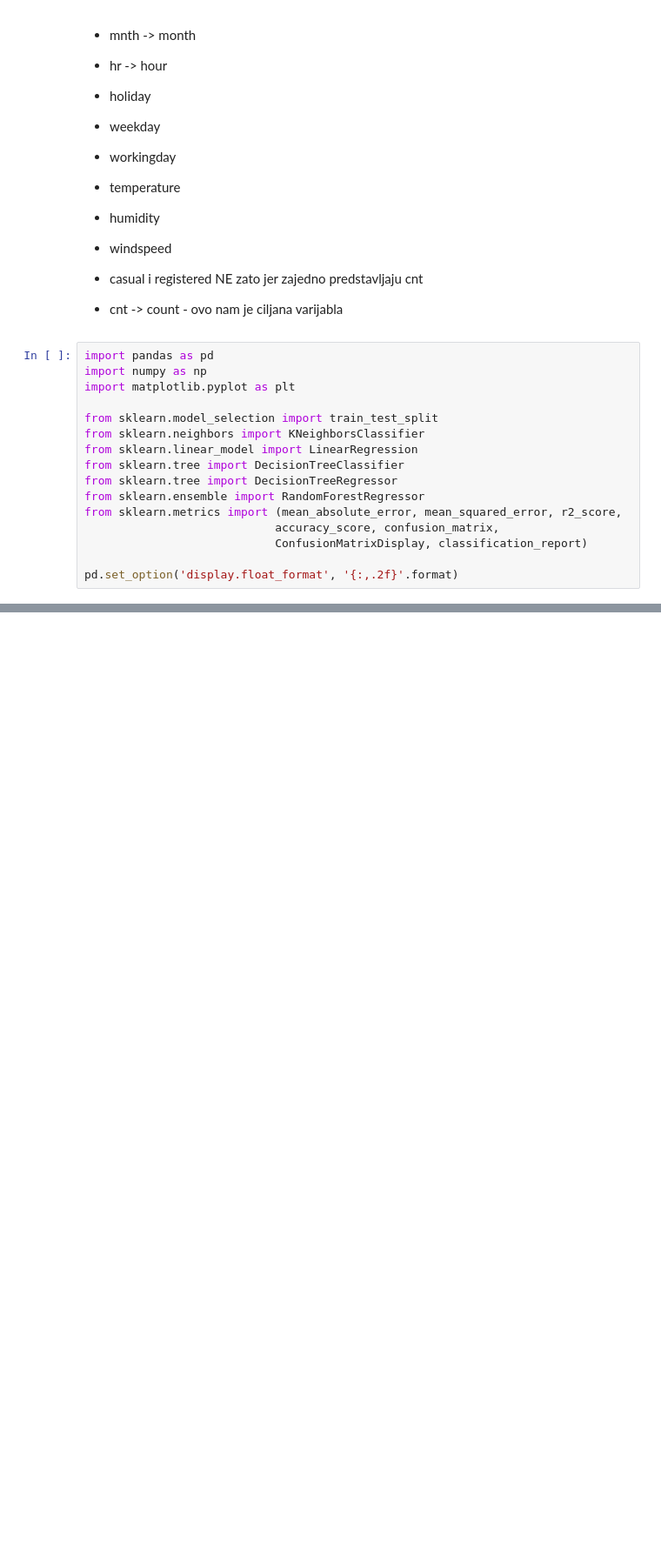
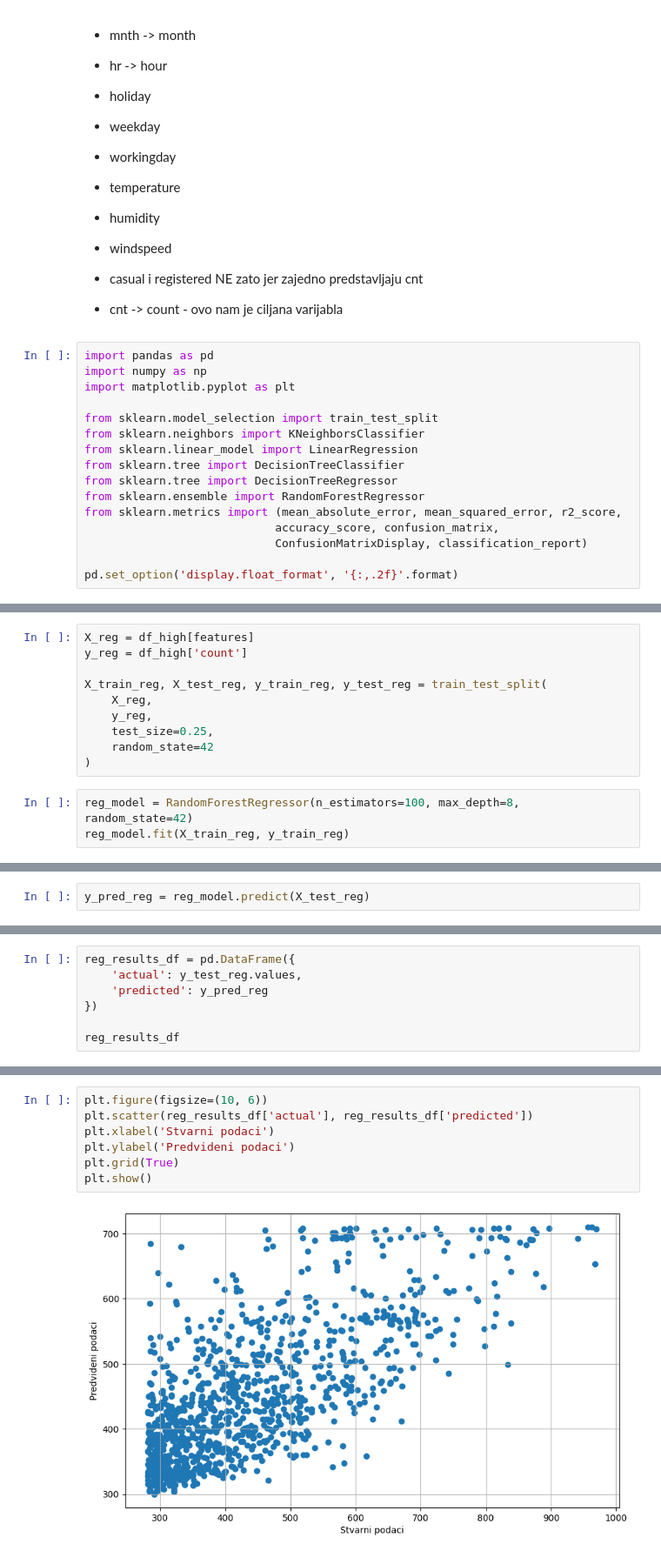
Before and after one commit to python-developer-algebra-klujic/pyds-ponavljanje, a Jupyter notebook: 13_Reg_Klas_kombinacija.ipynb, the cells around one changed output, grey strips where cells are left out. Shown at 87% size. Saved outputs shown, nothing was run; the diff lists cells and outputs as text; blank space fills up the shorter version.

```diff
--- a/13_Reg_Klas_kombinacija.ipynb
+++ b/13_Reg_Klas_kombinacija.ipynb
@@ -36,0 +205,13 @@ pd.set_option('display.float_format', '{:,.2f}'.format)
+# %%
+X_reg = df_high[features]
+y_reg = df_high['count']
+
+X_train_reg, X_test_reg, y_train_reg, y_test_reg = train_test_split(
+    X_reg,
+    y_reg,
+    test_size=0.25,
+    random_state=42
+)
+# %%
+reg_model = RandomForestRegressor(n_estimators=100, max_depth=8, random_state=42)
+reg_model.fit(X_train_reg, y_train_reg)
@@ -36,0 +220,2 @@ pd.set_option('display.float_format', '{:,.2f}'.format)
+# %%
+y_pred_reg = reg_model.predict(X_test_reg)
@@ -36,0 +232,7 @@ pd.set_option('display.float_format', '{:,.2f}'.format)
+# %%
+reg_results_df = pd.DataFrame({
+    'actual': y_test_reg.values,
+    'predicted': y_pred_reg
+})
+
+reg_results_df
@@ -36,0 +253,9 @@ pd.set_option('display.float_format', '{:,.2f}'.format)
+# %%
+plt.figure(figsize=(10, 6))
+plt.scatter(reg_results_df['actual'], reg_results_df['predicted'])
+plt.xlabel('Stvarni podaci')
+plt.ylabel('Predvideni podaci')
+plt.grid(True)
+plt.show()
+# %% [output]
+[figure, added]
```
Also changed, not shown: parts of 22 cells of this notebook.
